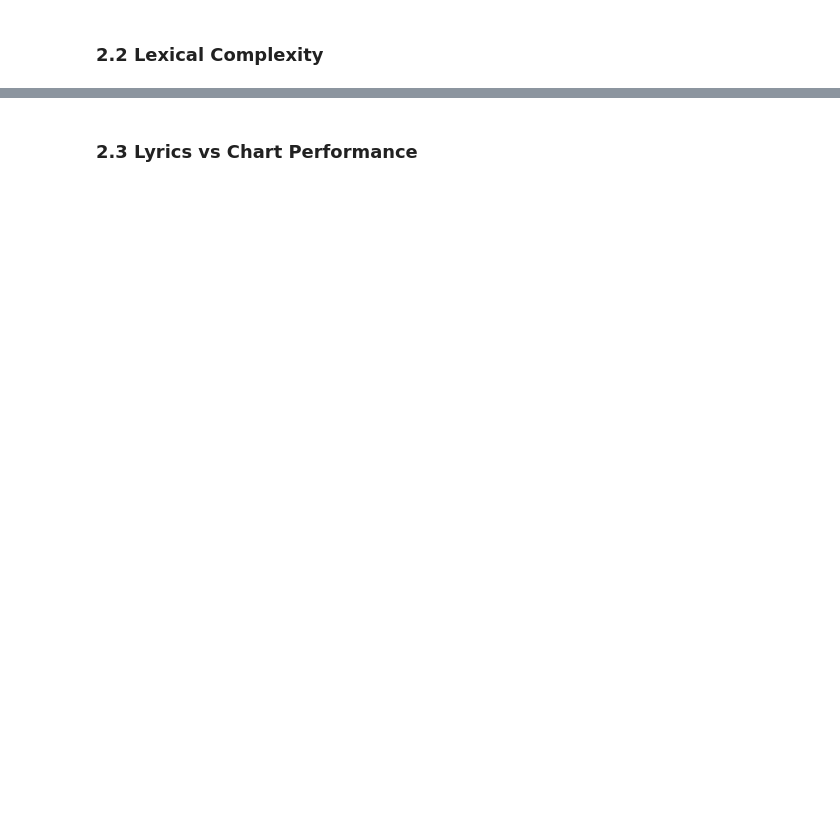
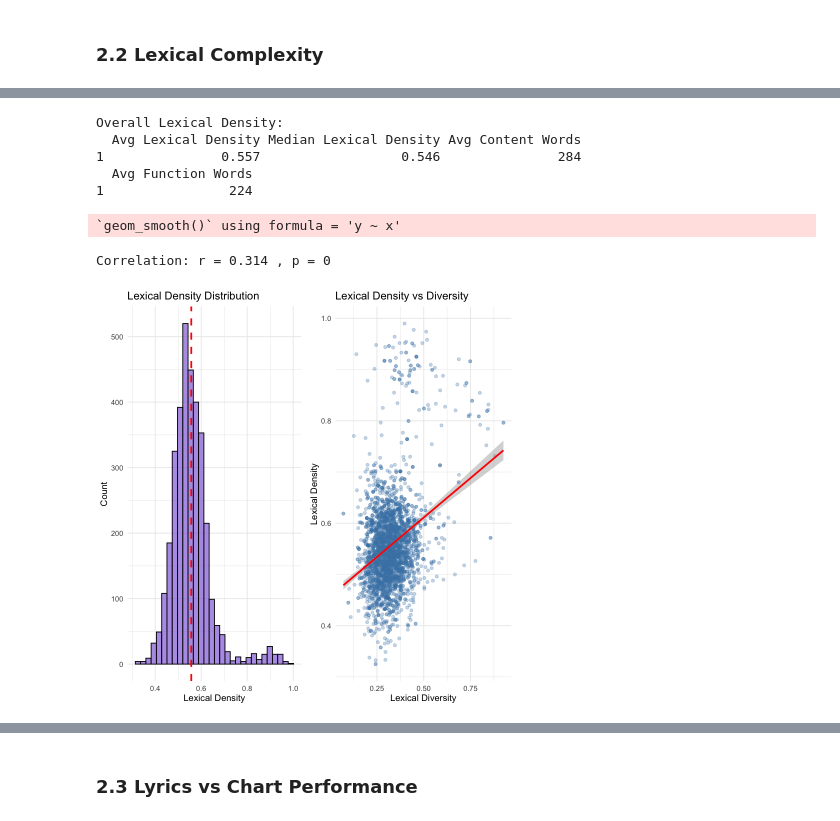
Before and after one commit to klorine28/datasci-vis, a Jupyter notebook: exploration/data_exploration_focused.ipynb, the cells around one changed output, grey strips where cells are left out. Saved outputs shown, nothing was run; the diff lists cells and outputs as text; code cells hidden in the pictures; blank space fills up the shorter version.

```diff
--- a/exploration/data_exploration_focused.ipynb
+++ b/exploration/data_exploration_focused.ipynb
@@ -158,0 +292,42 @@ grid.arrange(p1, p2, p3, p4, ncol = 2)
+# %%
+# Overall lexical density statistics
+density_summary <- lyrics_metrics %>%
+  summarise(
+    `Avg Lexical Density` = round(mean(lexical_density, na.rm = TRUE), 3),
+    `Median Lexical Density` = round(median(lexical_density, na.rm = TRUE), 3),
+    `Avg Content Words` = round(mean(content_words, na.rm = TRUE), 0),
+    `Avg Function Words` = round(mean(function_words, na.rm = TRUE), 0)
+  )
+
+cat("Overall Lexical Density:\n")
+print(density_summary)
+
+# Visualize distribution
+p1 <- ggplot(lyrics_metrics, aes(x = lexical_density)) +
+  geom_histogram(bins = 30, fill = "mediumpurple", color = "black", alpha = 0.7) +
+  geom_vline(aes(xintercept = mean(lexical_density, na.rm = TRUE)),
+             color = "red", linetype = "dashed", size = 1) +
+  labs(title = "Lexical Density Distribution",
+       x = "Lexical Density", y = "Count") +
+  theme_minimal()
+
+p2 <- ggplot(lyrics_metrics, aes(x = lexical_diversity, y = lexical_density)) +
+  geom_point(alpha = 0.3, color = "steelblue") +
+  geom_smooth(method = "lm", color = "red", se = TRUE) +
+  labs(title = "Lexical Density vs Diversity",
+       x = "Lexical Diversity", y = "Lexical Density") +
+  theme_minimal()
+
+grid.arrange(p1, p2, ncol = 2)
+
+cor_test <- cor.test(lyrics_metrics$lexical_density, lyrics_metrics$lexical_diversity)
+cat("\nCorrelation: r =", round(cor_test$estimate, 3), ", p =", round(cor_test$p.value, 4), "\n")
+# %% [output]
+Overall Lexical Density:
+  Avg Lexical Density Median Lexical Density Avg Content Words
+1               0.557                  0.546               284
+  Avg Function Words
+1                224
+`geom_smooth()` using formula = 'y ~ x'
+Correlation: r = 0.314 , p = 0
+[figure, added]
```
Also changed, not shown: parts of 32 cells of this notebook, 2 other files.
